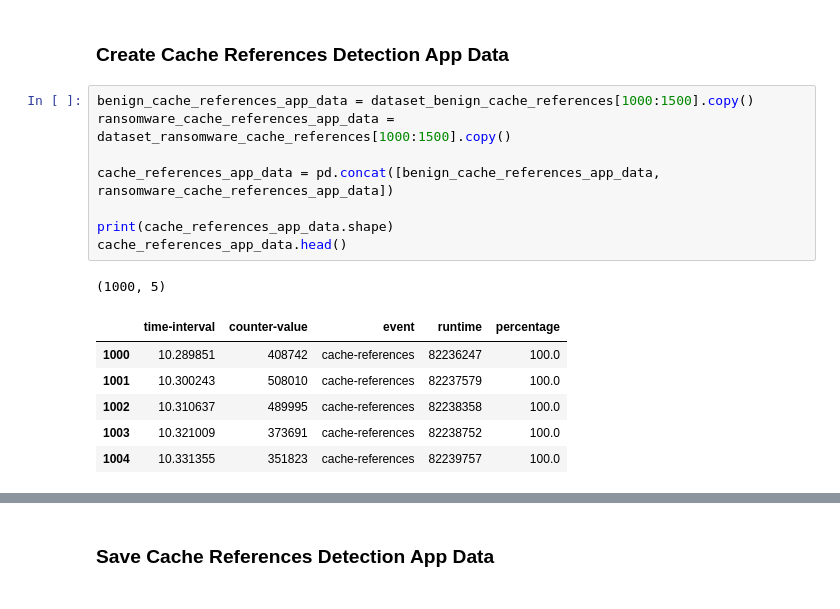
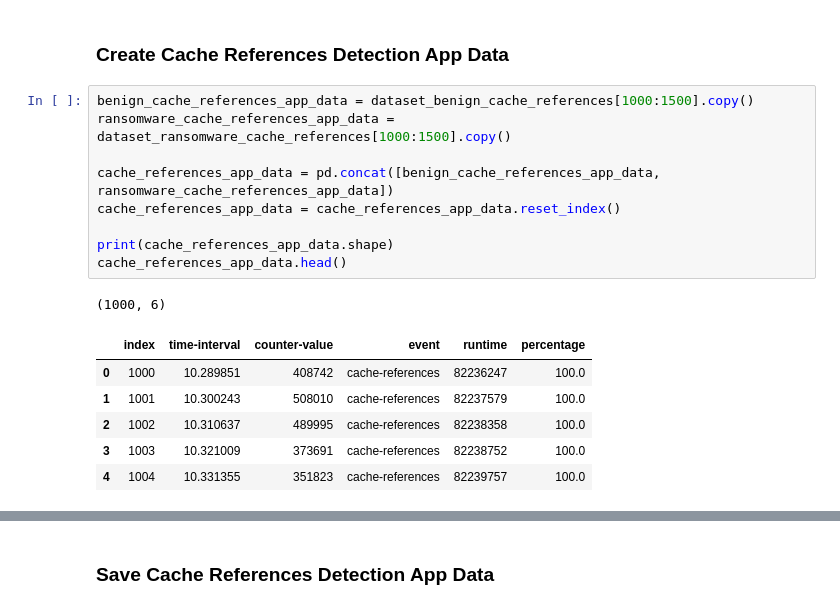
Before and after one commit to olihofmann/cas-aml, a Jupyter notebook: crypto-ransomware-detection/create-detection-app-data.ipynb, the cells around one changed output, grey strips where cells are left out. Saved outputs shown, nothing was run; the diff lists cells and outputs as text.

```diff
--- a/crypto-ransomware-detection/create-detection-app-data.ipynb
+++ b/crypto-ransomware-detection/create-detection-app-data.ipynb
@@ -99,16 +116,17 @@ dataset_ransomware_cache_references.head()
 # %%
 benign_cache_references_app_data = dataset_benign_cache_references[1000:1500].copy()
 ransomware_cache_references_app_data = dataset_ransomware_cache_references[1000:1500].copy()
 
 cache_references_app_data = pd.concat([benign_cache_references_app_data, ransomware_cache_references_app_data])
+cache_references_app_data = cache_references_app_data.reset_index()
 
 print(cache_references_app_data.shape)
 cache_references_app_data.head()
 # %% [output]
-(1000, 5)
+(1000, 6)
-|  | time-interval | counter-value | event | runtime | percentage |
-| 1000 | 10.289851 | 408742 | cache-references | 82236247 | 100.0 |
-| 1001 | 10.300243 | 508010 | cache-references | 82237579 | 100.0 |
-| 1002 | 10.310637 | 489995 | cache-references | 82238358 | 100.0 |
-| 1003 | 10.321009 | 373691 | cache-references | 82238752 | 100.0 |
-| 1004 | 10.331355 | 351823 | cache-references | 82239757 | 100.0 |
+|  | index | time-interval | counter-value | event | runtime | percentage |
+| 0 | 1000 | 10.289851 | 408742 | cache-references | 82236247 | 100.0 |
+| 1 | 1001 | 10.300243 | 508010 | cache-references | 82237579 | 100.0 |
+| 2 | 1002 | 10.310637 | 489995 | cache-references | 82238358 | 100.0 |
+| 3 | 1003 | 10.321009 | 373691 | cache-references | 82238752 | 100.0 |
+| 4 | 1004 | 10.331355 | 351823 | cache-references | 82239757 | 100.0 |
```
Also changed, not shown: parts of 7 cells of this notebook, 2 other files.
